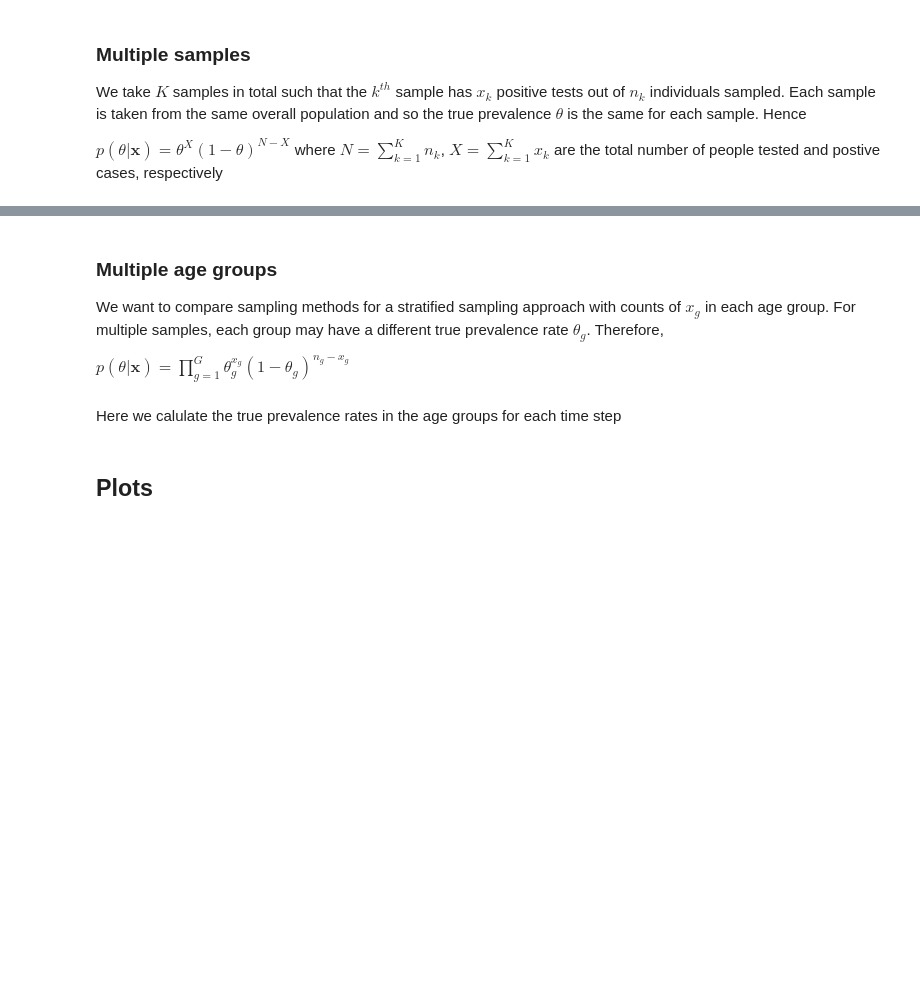
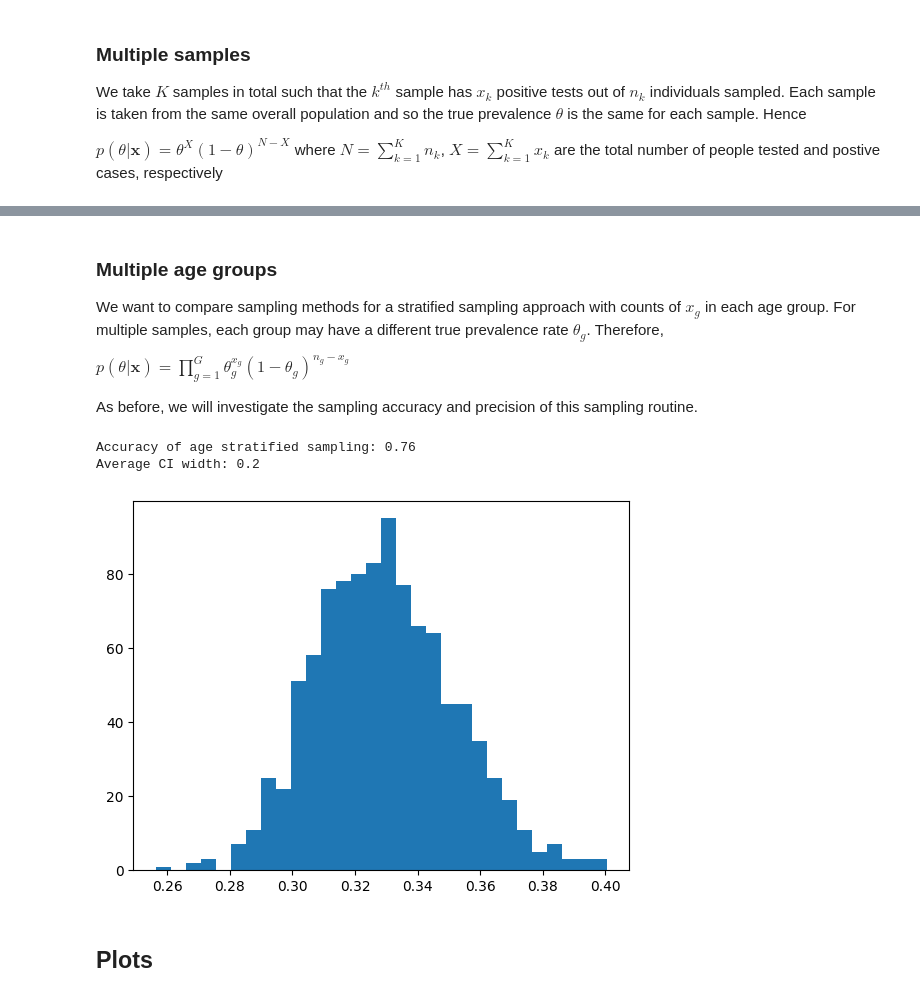
Before and after one commit to SABS-R3-Epidemiology/EpiOS, a Jupyter notebook: stratified_random/binomial_sampling.ipynb, the cells around one changed output, grey strips where cells are left out. Drawn from its saved outputs; the diff is of its cells as text; code cells hidden in the pictures; blank space fills up the shorter version.

Commit message:
Updated sampling method

```diff
--- a/stratified_random/binomial_sampling.ipynb
+++ b/stratified_random/binomial_sampling.ipynb
@@ -159,15 +158,13 @@ def age(post_process: epios.PostProcess, sample_size: int,
 def region(post_process: epios.PostProcess, sample_size: int,
                   time_sample: List[int], comparison: bool) -> Tuple[np.array, ...]:
     """This returns predictions from the region stratification,
-    without plotting. These will be averaged over multiple runs
+    without plotting.
 
     Returns
     -------
     Tuple[np.array, ...]
-        Times array, true results, predictions with Random strategy
+        Times array, true results, predictions with region stratification
     """
-    # Do prediction and comparison with Random sampling strategy - this samples
-    # different people every time step
     region = predict_region(post_process=post_process,
                             sample_size=sample_size,
                             time_sample=time_sample,
@@ -279,7 +276,7 @@ true_regional_infections, total_by_region = count_people_by_region(demo_data, ti
 # %%
 post_process = epios.PostProcess(demo_data=demo_data, time_data=time_data)
 
-rand_results = []
+overall_prev = []
 age_grouped_results = []
 regional_results = []
 age_grouped_people_sampled = []
@@ -470,20 +409,46 @@ Average CI width: 0.53
 We want to compare sampling methods for a stratified sampling approach with counts of $x_g$ in each age group. For multiple samples, each group may have a different true prevalence rate $\theta_g$. Therefore,
 
 $p(\theta|\textbf{x})=\prod^G_{g=1}\theta_g^{x_g}(1-\theta_g)^{n_g-x_g}$
+
+As before, we will investigate the sampling accuracy and precision of this sampling routine.
-# %% [markdown]
-Here we calulate the true prevalence rates in the age groups for each time step
-# %%
-age_grouped_prevalence = []
-true_age_grouped_infections = np.array(true_age_grouped_infections)
-total_by_age_groups = np.array(total_by_age_groups)
-for i in range(17):
-    age_grouped_prevalence.append(true_age_grouped_infections[i]/total_by_age_groups[i])
-# %%
-region_grouped_prevalence = []
-true_regional_infections = np.array(true_regional_infections)
-total_by_region = np.array(total_by_region)
-for i in range(12):
-    region_grouped_prevalence.append(true_regional_infections[i]/total_by_region[i])
+# %%
+def calculate_fraction(prediction, sampled_group):
+    in_range = 0
+    total_width = 0
+    for j in range(90): # Time steps
+        x_summed = np.zeros(17)
+        n_summed = np.zeros(17)
+        for i in range(num_iters): # Iterations
+            for k in range(17): # Age groups
+                x = age_results_df.iloc[:][f'{prediction}'][i][k][j]*age_grouped_people_sampled_df.iloc[:][f'{sampled_group}'][i][j][k] # Multiplication due to the dataframe containing fractions of positive to total
+                x_summed[k] += x
+                n_summed[k] += age_grouped_people_sampled_df.iloc[:][f'{sampled_group}'][i][j][k]
+
+        total_N = np.sum(n_summed)
+        samples = []
+        for _ in range(10000):
+            s = 0
+            for k in range(17):
+                s += (n_summed[k]/total_N) * scipy.stats.beta(x_summed[k]+1, n_summed[k]-x_summed[k]+1).rvs()
+            samples.append(s)
+        lower_bound = np.percentile(samples, 2.5)
+        upper_bound = np.percentile(samples, 97.5)
+        width = upper_bound - lower_bound
+        mean = p.mean()
+        ci = width/mean
+        total_width += ci
+
+        if lower_bound <= true_rate[j] <= upper_bound:
+            in_range += 1
+    print('Accuracy of age stratified sampling:', np.round(in_range/90, 2))
+    print('Average CI width:', np.round(total_width/90, 2))
+    #plt.hist(samples, bins=30)
+
+calculate_fraction('Age Stratification', 'Age')
+# %% [output]
+Accuracy of age stratified sampling: 0.76
+Average CI width: 0.2
+[figure, added]
 # %% [markdown]
 ## Plots
 # %% [markdown]
```
Also changed, not shown: parts of 9 cells of this notebook.
